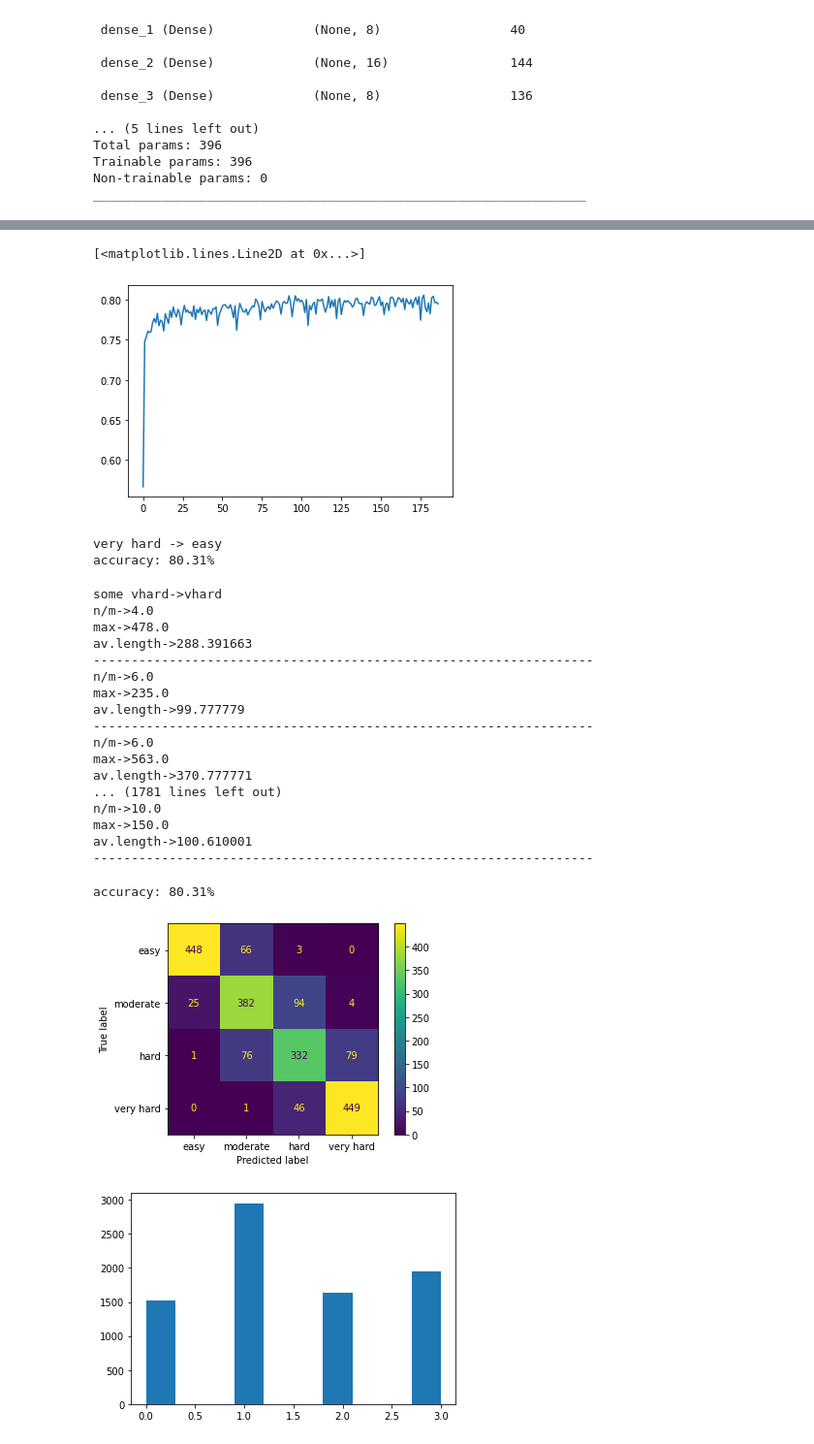
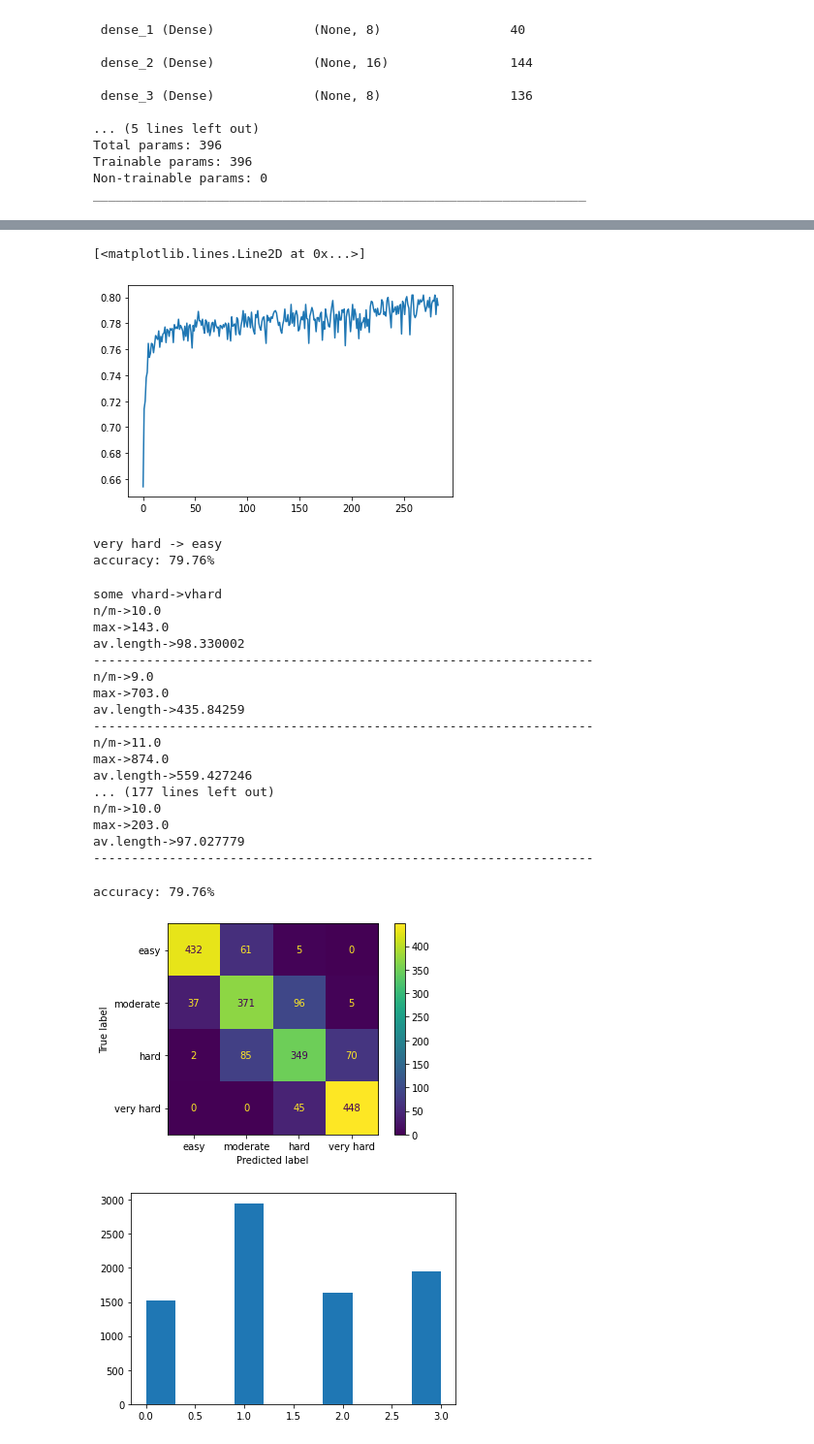
Before and after one commit to harel-coffee/pouw-auto, a Jupyter notebook: 4Neural_Network_Multi_Classs_Classification.ipynb, the cells around one changed output, grey strips where cells are left out. Shown at 97% size. Saved outputs shown, nothing was run; the diff lists cells and outputs as text; code cells hidden in the pictures.

```diff
--- a/4Neural_Network_Multi_Classs_Classification.ipynb
+++ b/4Neural_Network_Multi_Classs_Classification.ipynb
@@ -138,7 +138,13 @@ from sklearn.decomposition import PCA
 #df[(np.abs(stats.zscore(df)) < 3).all(axis=1)]
 
 X_train, X_test, y_train, y_test = train_test_split(X_modified, y_encoded, random_state=0, train_size = 0.83)
+X_train, X_val, y_train, y_val = train_test_split(X_train, y_train, random_state=0, train_size = 0.83)
+print(X_train.shape[0])
+print(X_val.shape[0])
+print(X_test.shape[0])
 
 X_train = sc.fit_transform(X_train)
 X_test_copy = X_test
 X_test = sc.transform(X_test)
+X_val_copy = X_val
+X_val = sc.transform(X_val)
@@ -200,7 +210,7 @@ earlystopping = callbacks.EarlyStopping(monitor ="val_loss",
                                         restore_best_weights = True)
 
 history = classifier.fit(X_train, y_train, batch_size = 16,
-                    epochs = 600, validation_data =(X_test, y_test),
+                    epochs = 600, validation_data =(X_val, y_val),
                     callbacks =[earlystopping])
 plt.plot(history.history['val_accuracy'])
 # %% [output]
@@ -224,5 +234,5 @@ Epoch 187/600
 [<matplotlib.lines.Line2D at 0x...>]
-[figure, old version]
+[figure, new version]
 # %%
 from keras.metrics import accuracy
 #test_size = X_test.shape[0]
@@ -254,7 +264,7 @@ for i in range(len(pred_)):
 print(f'accuracy: {(cnt_correct/cnt)*100:.2f}%')
 # %% [output]
 very hard -> easy
-accuracy: 80.31%
+accuracy: 79.76%
 # %%
 print("some vhard->vhard")
 cnt = 0
@@ -263,7 +273,7 @@ for i in range(len(pred_)):
   cnt += 1
   if(pred_[i] == true_y[i]):
     cnt_correct += 1
-  if(pred_[i] == 3 and true_y[i] == 3):
+  if(pred_[i] == 3 and true_y[i] == 3 and cnt<250):
    # if(X_test_copy.iloc[i]['n/m'] != 2):
     #  continue
     for j in range(len(names)):
@@ -271,21 +281,21 @@ for i in range(len(pred_)):
     print("------------------------------------------------------------------")
 # %% [output]
 some vhard->vhard
-n/m->4.0
-max->478.0
-av.length->288.391663
+n/m->10.0
+max->143.0
+av.length->98.330002
 ------------------------------------------------------------------
-n/m->6.0
-max->235.0
-av.length->99.777779
+n/m->9.0
+max->703.0
+av.length->435.84259
 ------------------------------------------------------------------
-n/m->6.0
-max->563.0
-av.length->370.777771
-... (1781 lines left out)
+n/m->11.0
+max->874.0
+av.length->559.427246
+... (177 lines left out)
 n/m->10.0
-max->150.0
-av.length->100.610001
+max->203.0
+av.length->97.027779
 ------------------------------------------------------------------
 # %%
 from sklearn.metrics import confusion_matrix, ConfusionMatrixDisplay
@@ -298,7 +308,7 @@ cmd = ConfusionMatrixDisplay(cm, display_labels=['easy','moderate', 'hard', 'ver
 cmd.plot()
 print(f'accuracy: {(cnt_correct/cnt)*100:.2f}%')
 # %% [output]
-accuracy: 80.31%
+accuracy: 79.76%
 [figure]
 # %%
 y_new = np.array(y_new)
```
Also changed, not shown: parts of 6 cells of this notebook.
